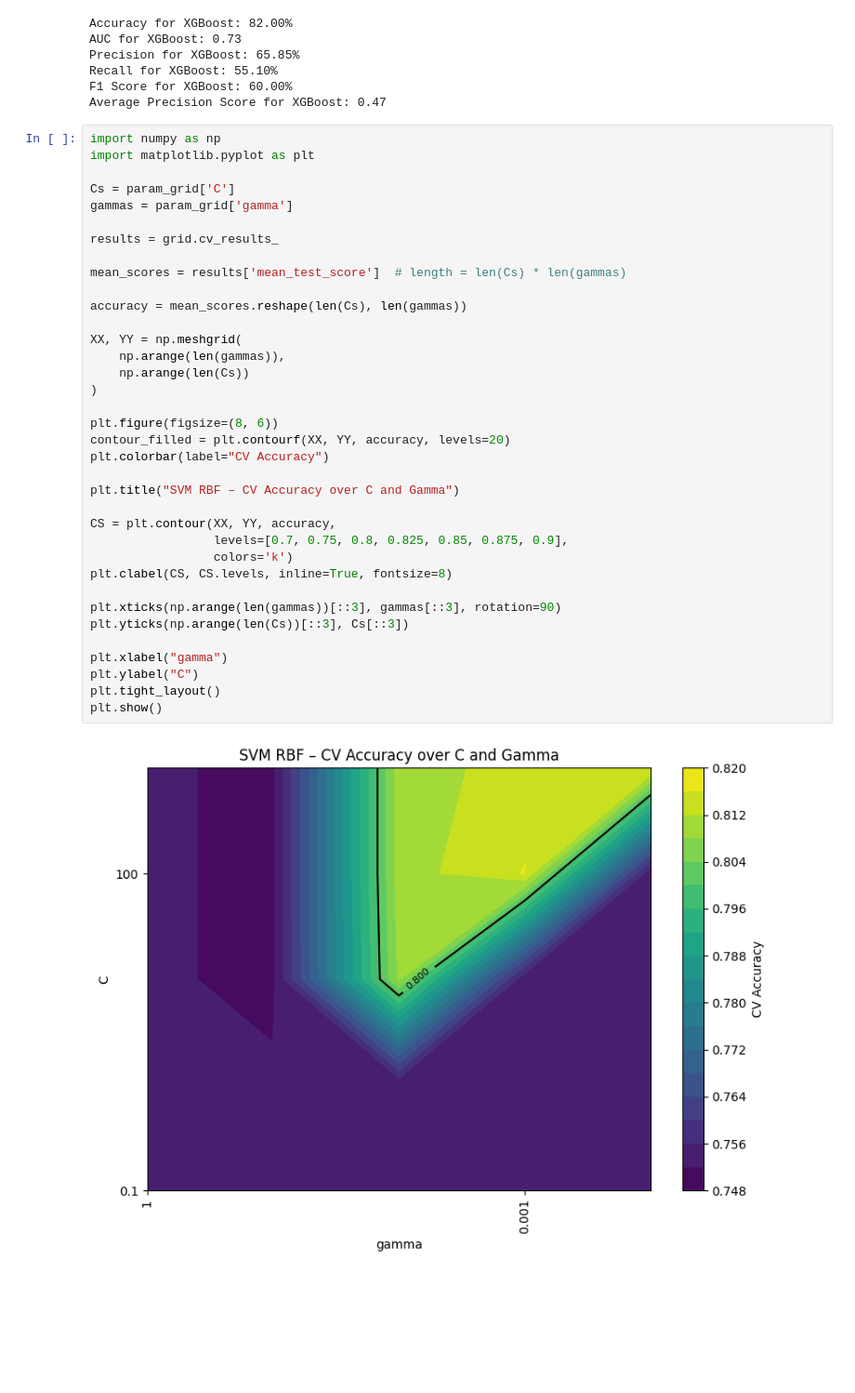
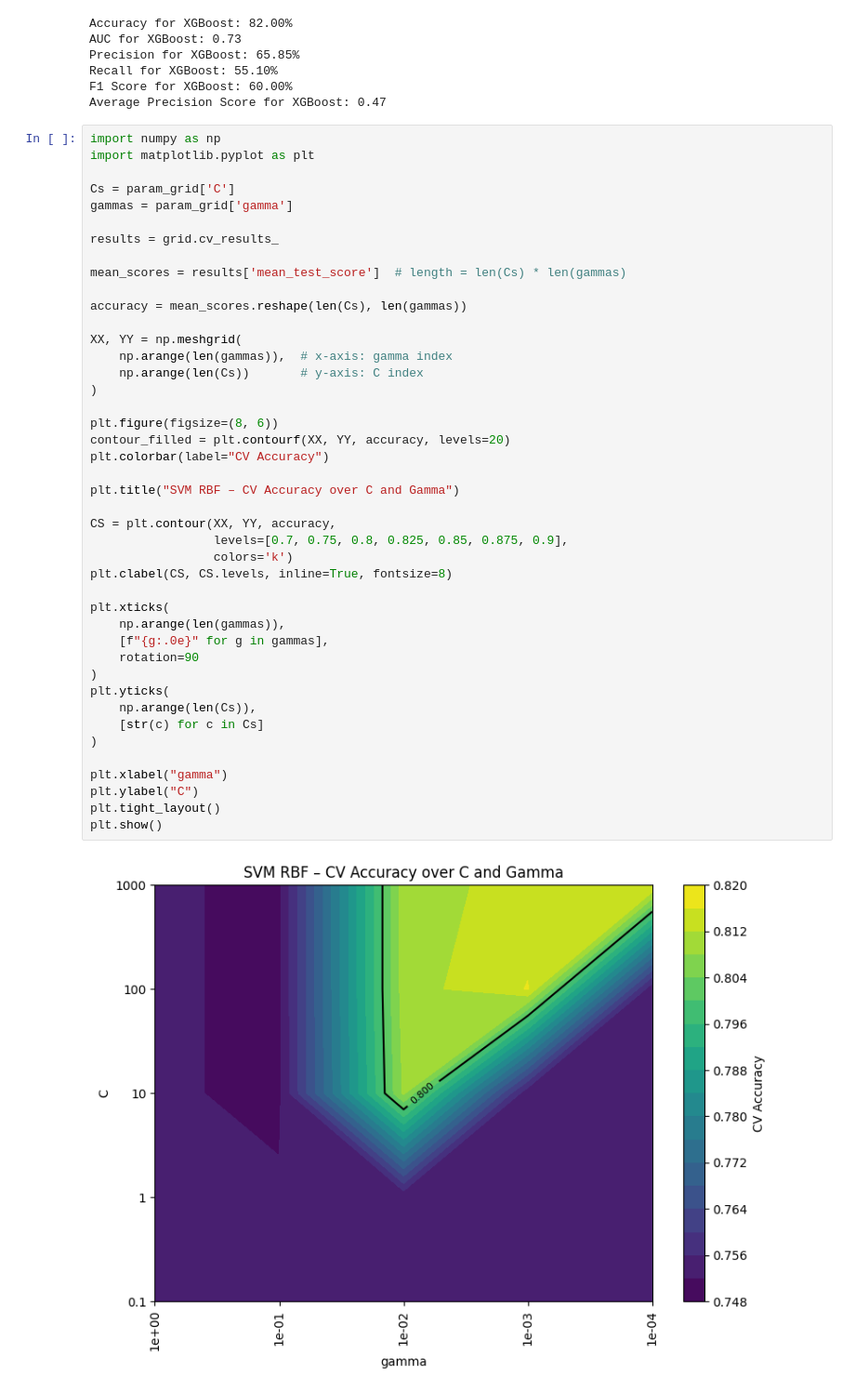
Before and after one commit to jackie-niu/DS9000-Project, a Jupyter notebook: archive/Project_SVM.ipynb, the cells around one changed output. Shown at 93% size. Cells and saved outputs as stored; diff of their text form; blank space fills up the shorter version.

Commit message:
svm contour plot fix

```diff
--- a/archive/Project_SVM.ipynb
+++ b/archive/Project_SVM.ipynb
@@ -337,35 +337,42 @@ import matplotlib.pyplot as plt
 
 Cs = param_grid['C']
 gammas = param_grid['gamma']
 
 results = grid.cv_results_
 
 mean_scores = results['mean_test_score']  # length = len(Cs) * len(gammas)
 
 accuracy = mean_scores.reshape(len(Cs), len(gammas))
 
 XX, YY = np.meshgrid(
-    np.arange(len(gammas)),
-    np.arange(len(Cs))
+    np.arange(len(gammas)),  # x-axis: gamma index
+    np.arange(len(Cs))       # y-axis: C index
 )
 
 plt.figure(figsize=(8, 6))
 contour_filled = plt.contourf(XX, YY, accuracy, levels=20)
 plt.colorbar(label="CV Accuracy")
 
 plt.title("SVM RBF – CV Accuracy over C and Gamma")
 
 CS = plt.contour(XX, YY, accuracy,
                  levels=[0.7, 0.75, 0.8, 0.825, 0.85, 0.875, 0.9],
                  colors='k')
 plt.clabel(CS, CS.levels, inline=True, fontsize=8)
 
-plt.xticks(np.arange(len(gammas))[::3], gammas[::3], rotation=90)
-plt.yticks(np.arange(len(Cs))[::3], Cs[::3])
+plt.xticks(
+    np.arange(len(gammas)),
+    [f"{g:.0e}" for g in gammas],
+    rotation=90
+)
+plt.yticks(
+    np.arange(len(Cs)),
+    [str(c) for c in Cs]
+)
 
 plt.xlabel("gamma")
 plt.ylabel("C")
 plt.tight_layout()
 plt.show()
 # %% [output]
-[figure, old version]
+[figure, new version]
```
